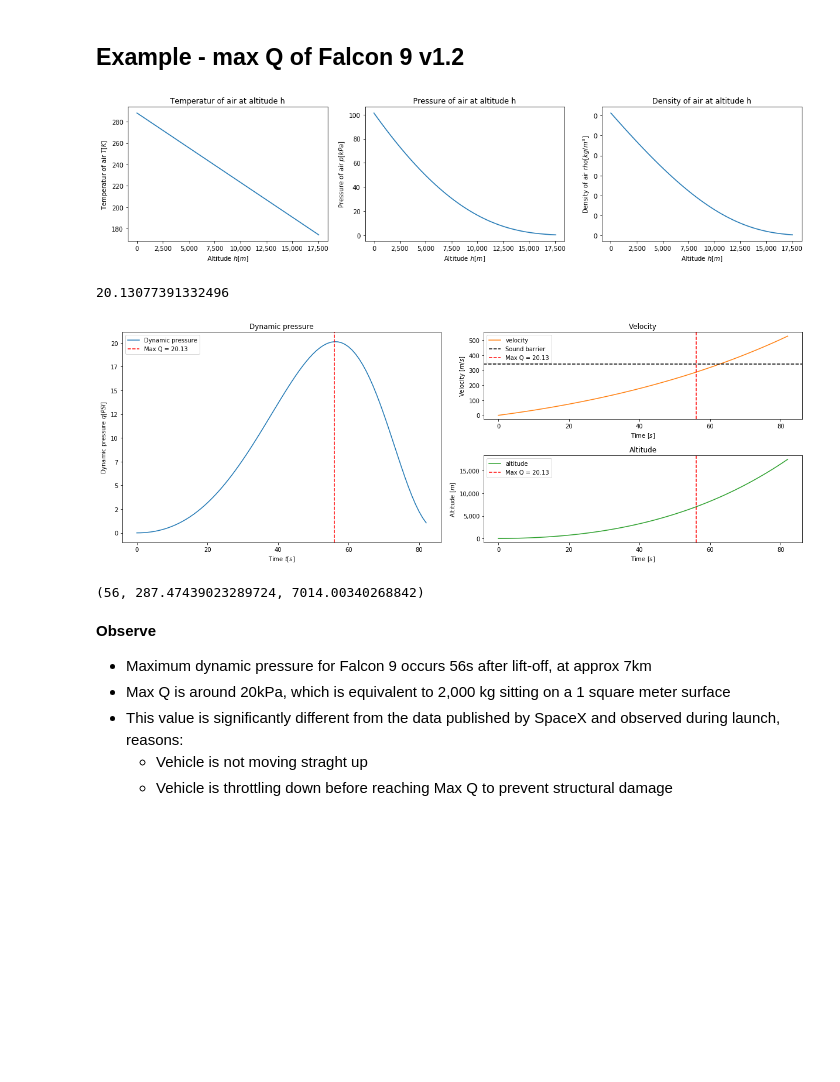
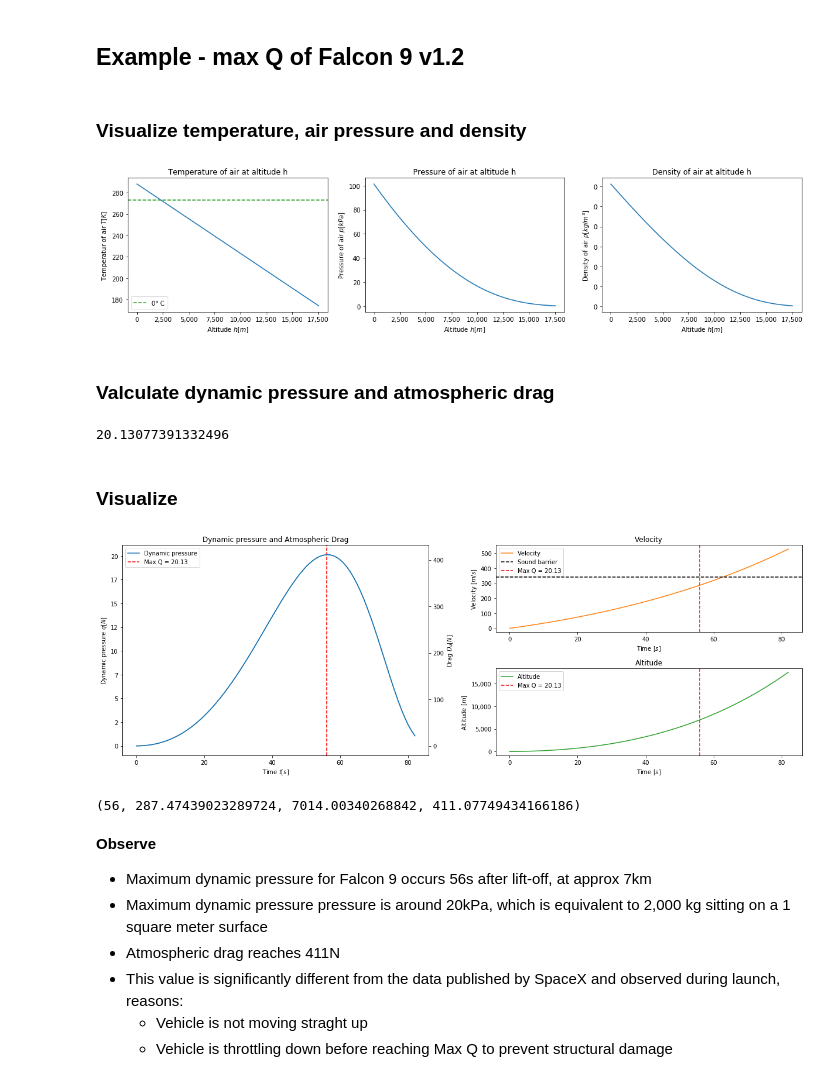
Before and after one commit to uhho/rocket_science, a Jupyter notebook: max_q.ipynb, the cells around one changed output. Drawn from its saved outputs; the diff is of its cells as text; code cells hidden in the pictures; blank space fills up the shorter version.

Commit message:
Add Atmospheric Drag to Max Q notebook

```diff
--- a/max_q.ipynb
+++ b/max_q.ipynb
@@ -82,3 +90,6 @@ def press_at_h(h:float, T:float) -> float:
+# %%
+def drag(Cd, A, q):
+    return Cd * A * q
 # %% [markdown]
 ## Example - max Q of Falcon 9 v1.2
 # %%
@@ -88,17 +99,21 @@ import matplotlib
 import json
 
 # get data calculated in velocity_and_distance.ipynb notebook
+# it contains flight profiles of Falcon 9 launched at 0, 30, 45, 60 and 90 degrees
+# for simplicity, let's assume the vehicle is traveling straight up (0 degrees)
+
 with open('falcon_9_vel_dist_alt.json') as fp:
     vel_dist_alt = json.load(fp)
 
-t_1st_stage = np.array(vel_dist_alt['stages'][0]['time'])
+stage_id = 0
+degree_id = 0
 
-# assume the vehicle is moving straight up
-v_1st_stage = np.array(vel_dist_alt['stages'][0]['velocity'][0])
-d_h_1st_stage = np.array(vel_dist_alt['stages'][0]['horizontal_distance'][0])
-d_v_1st_stage = np.array(vel_dist_alt['stages'][0]['vertical_distance'][0])
+t_1st_stage = np.array(vel_dist_alt['stages'][stage_id]['time'])
+v_1st_stage = np.array(vel_dist_alt['stages'][stage_id]['velocity'][degree_id])
+d_h_1st_stage = np.array(vel_dist_alt['stages'][stage_id]['horizontal_distance'][degree_id])
+d_v_1st_stage = np.array(vel_dist_alt['stages'][stage_id]['vertical_distance'][degree_id])
 
-# calculate when vehivle is below 18km
+# calculate when vehicle is below 18km
 mask_18k = d_v_1st_stage < 18000
 # %%
 d = d_h_1st_stage[mask_18k]
@@ -108,16 +123,20 @@ h = d_v_1st_stage[mask_18k]
 T = temp_at_h(h)
 p = press_at_h(h, T)
 rho = local_air_density(T, p)
+# %% [markdown]
+### Visualize temperature, air pressure and density
 # %%
 fig, ax = plt.subplots(1, 3, figsize=(16, 4))
 formatter = matplotlib.ticker.FuncFormatter(lambda x, p: '{:,}'.format(int(x)))
 
 ax[0].get_xaxis().set_major_formatter(formatter)
 ax[0].get_yaxis().set_major_formatter(formatter)
+ax[0].axhline(273.15, c='C2', linestyle='--', label='0$\degree$ C')
 ax[0].set_xlabel('Altitude $h[m]$')
 ax[0].set_ylabel('Temperatur of air $T[K]$')
 ax[0].plot(h, T)
-ax[0].set_title('Temperatur of air at altitude h')
+ax[0].set_title('Temperature of air at altitude h')
+ax[0].legend(loc='lower left')
 
 ax[1].get_xaxis().set_major_formatter(formatter)
 ax[1].get_yaxis().set_major_formatter(formatter)
@@ -129,14 +148,16 @@ ax[1].set_title('Pressure of air at altitude h')
 ax[2].get_xaxis().set_major_formatter(formatter)
 ax[2].get_yaxis().set_major_formatter(formatter)
 ax[2].set_xlabel('Altitude $h[m]$')
-ax[2].set_ylabel('Density of air $rho[kg/m^3]$')
+ax[2].set_ylabel('Density of air $ \\rho [kg/m^3]$')
 ax[2].plot(h, rho)
 ax[2].set_title('Density of air at altitude h')
 
 plt.tight_layout()
 plt.show();
 # %% [output]
-[figure, old version]
+[figure, new version]
+# %% [markdown]
+### Valculate dynamic pressure and atmospheric drag
 # %%
 # calculate dynamic pressure
 v = v_1st_stage[mask_18k]
@@ -148,54 +169,74 @@ max_q_id = q.argmax()
 max_q
 # %% [output]
 20.13077391332496
+# %%
+# calculate atmospheric drag
+
+# calculate area and drag coefficient assuming shape of Falcon fairing is a perfect cone
+r = 5.2 / 2 # accorindg to SpaceX Falcon 9 user's guide
+l = 5
+A = np.pi * r * l
+
+Cd = 0.5 # drag coefficient for a perfect cone
+
+Fd = drag(Cd, A, q)
 # %%
 t = t_1st_stage[mask_18k]
+# %% [markdown]
+### Visualize
 # %%
 fig = plt.figure(figsize=(17, 6))
 ax0 = plt.subplot2grid((2, 2), (0, 0), rowspan=2)
 ax1 = plt.subplot2grid((2, 2), (0, 1))
 ax2 = plt.subplot2grid((2, 2), (1, 1))
 
 formatter = matplotlib.ticker.FuncFormatter(lambda x, p: '{:,}'.format(int(x)))
 
+ax01 = ax0.twinx()
+
 ax0.plot(t, q, c='C0', label='Dynamic pressure')
 ax0.get_yaxis().set_major_formatter(formatter)
 ax0.set_xlabel('Time $t[s]$')
-ax0.set_ylabel('Dynamic pressure $q[PSI]$')
-ax0.set_title('Dynamic pressure')
+ax0.set_ylabel('Dynamic pressure $q[N]$')
+ax0.set_title('Dynamic pressure and Atmospheric Drag')
 ax0.axvline(max_q_id, c='red', linestyle='--', label='Max Q = {:,.2f}'.format(max_q))
 ax0.legend(loc='upper left')
 
-ax1.plot(t, v, c='C1', label='velocity')
+ax01.plot(t, Fd, c='C0', label='Drag')
+ax01.set_ylabel('Drag $D_d[N]$')
+
+
+ax1.plot(t, v, c='C1', label='Velocity')
 ax1.get_yaxis().set_major_formatter(formatter)
 ax1.axhline(343, color='k', linestyle='--', label='Sound barrier')
 ax1.axvline(max_q_id, c='red', linestyle='--', label='Max Q = {:,.2f}'.format(max_q))
 ax1.set_title('Velocity')
 ax1.set_xlabel('Time [$s$]')
 ax1.set_ylabel('Velocity [$m/s$]')
 ax1.legend(loc='upper left')
 
-ax2.plot(t, h, c='C2', label='altitude')
+ax2.plot(t, h, c='C2', label='Altitude')
 ax2.get_yaxis().set_major_formatter(formatter)
 ax2.axvline(max_q_id, c='red', linestyle='--', label='Max Q = {:,.2f}'.format(max_q))
 ax2.set_title('Altitude')
 ax2.set_xlabel('Time [$s$]')
 ax2.set_ylabel('Altitude [$m$]')
 ax2.legend(loc='upper left')
 
 plt.tight_layout()
 plt.show();
 # %% [output]
-[figure, old version]
+[figure, new version]
 # %%
-t[max_q_id], v[max_q_id], h[max_q_id]
+t[max_q_id], v[max_q_id], h[max_q_id], Fd[max_q_id]
 # %% [output]
-(56, 287.47439023289724, 7014.00340268842)
+(56, 287.47439023289724, 7014.00340268842, 411.07749434166186)
 # %% [markdown]
 **Observe**
 
 - Maximum dynamic pressure for Falcon 9 occurs 56s after lift-off, at approx 7km
-- Max Q is around 20kPa, which is equivalent to 2,000 kg sitting on a 1 square meter surface
+- Maximum dynamic pressure pressure is around 20kPa, which is equivalent to 2,000 kg sitting on a 1 square meter surface
+- Atmospheric drag reaches 411N
 - This value is significantly different from the data published by SpaceX and observed during launch, reasons:
    - Vehicle is not moving straght up
    - Vehicle is throttling down before reaching Max Q to prevent structural damage
```
Also changed, not shown: parts of 3 cells of this notebook, 1 other file.
